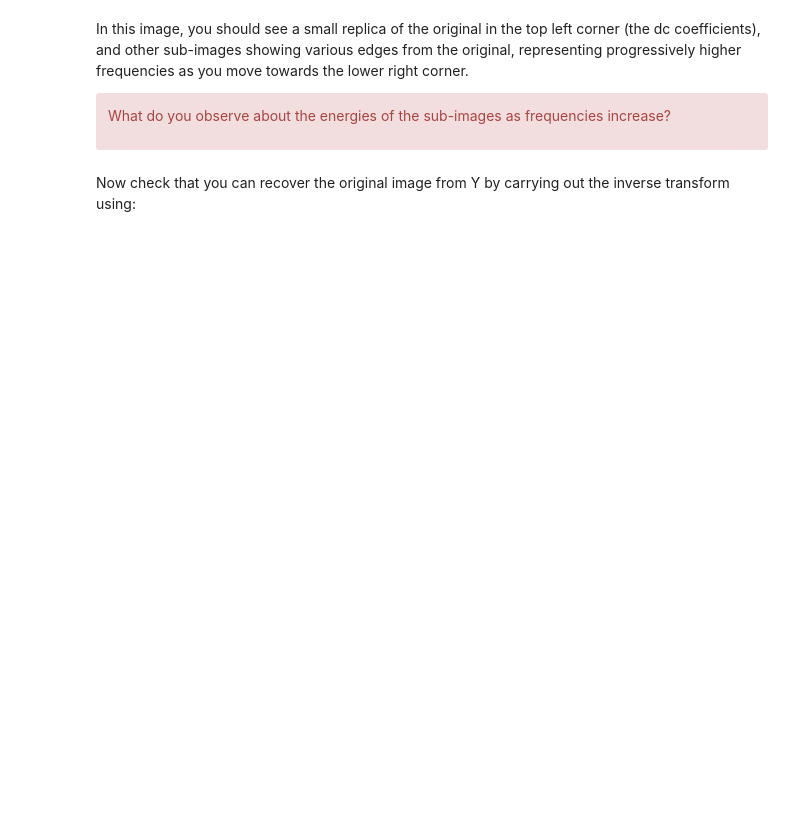
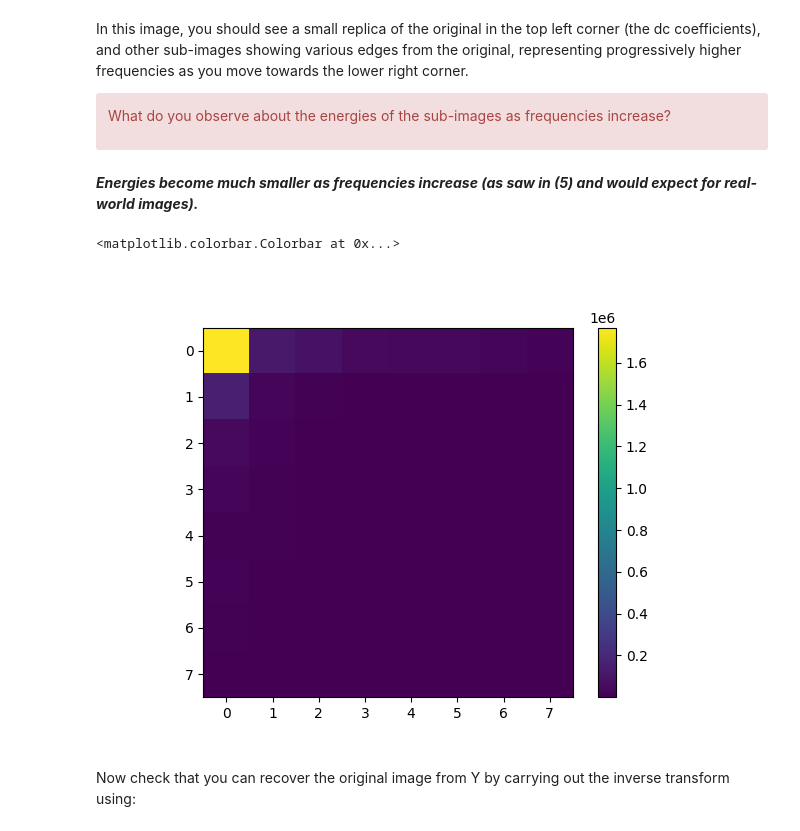
Before and after one commit to edwardtownsend/sf2, a Jupyter notebook: 7-the-discrete-cosine-transform.ipynb, the cells around one changed output. Cells and saved outputs as stored; diff of their text form; code cells hidden in the pictures; blank space fills up the shorter version.

```diff
--- a/7-the-discrete-cosine-transform.ipynb
+++ b/7-the-discrete-cosine-transform.ipynb
@@ -207,3 +221,25 @@ increase?</div>
+# %% [markdown]
+***Energies become much smaller as frequencies increase (as saw in (5) and would expect for real-world images).***
+# %%
+import numpy as np
+
+transf_img = regroup(Y, N) / N
+energy_matrix = np.zeros((N, N))
+transf_block_size = 8
+regroup_block_size = 256//transf_block_size
+
+for i in range(0, transf_block_size):
+    for j in range(0, transf_block_size):
+        sub_img = transf_img[i*regroup_block_size:(i+1)*regroup_block_size, j*regroup_block_size:(j+1)*regroup_block_size]
+        energy_sub_img = np.sum(sub_img**2.0)
+        energy_matrix[i, j] = energy_sub_img
+
+fig, ax = plt.subplots()
+im_plot = ax.imshow(energy_matrix)
+fig.colorbar(im_plot)
+# %% [output]
+<matplotlib.colorbar.Colorbar at 0x...>
+[figure, added]
 # %% [markdown]
 Now check that you can recover the original image from Y
 by carrying out the inverse transform using:
```
Also changed, not shown: parts of 38 cells of this notebook, 5 other files.
